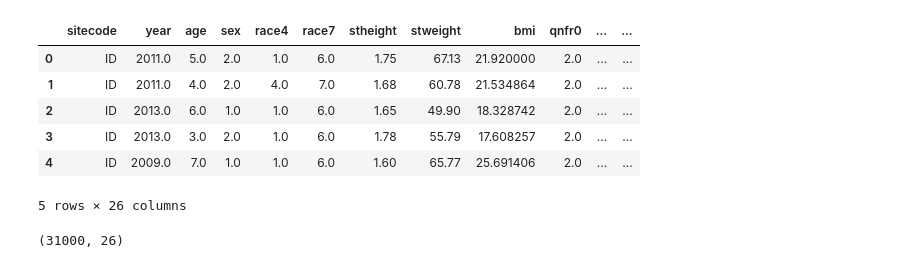
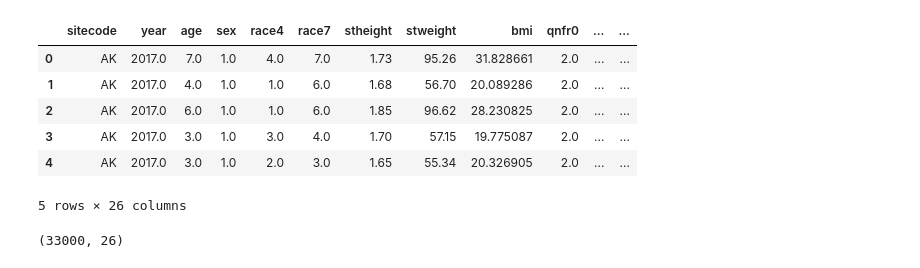
Before and after one commit to Wonghopper/Wonghopper.github.io, a Jupyter notebook: Final_Project.ipynb, the cells around one changed output. Saved outputs shown, nothing was run; the diff lists cells and outputs as text; code cells hidden in the pictures.

```diff
--- a/Final_Project.ipynb
+++ b/Final_Project.ipynb
@@ -16,9 +30,12 @@ sample_data = []
 # %%
 ## Reads in data from states A-M, dropping unnecessary columns and null rows
-yrbs_a_m = pd.read_csv('databases/states_a-m1.csv')[cols].dropna(subset=['bmi']+life_style)
+yrbs_a_m = pd.read_csv('databases/states_a-m1.csv')[cols].dropna(subset=['bmi'])
 ## NOTE: Dropping null rows removed entire states from data set
 ## TODO: Look into reasoning
 
+## Get 2017 data only
+yrbs_a_m = yrbs_a_m[yrbs_a_m.year == 2017]
+
 yrbs_a_m.head()
 # %% [output]
 |  | sitecode | year | age | sex | race4 | race7 | stheight | stweight | bmi | qnfr0 | ... | ... |
@@ -36,14 +53,15 @@ for state in states_a_m:
     ## Not all states have 1000 data points
     ## In the case of <= 1000, all points are sampled
     if yrbs_a_m[:][yrbs_a_m.sitecode == state].shape[0] > 1000:
-        sample_data.append(yrbs_a_m[:][yrbs_a_m.sitecode == state].sample(1000))
+        data_sample_2017.append(yrbs_a_m[:][yrbs_a_m.sitecode == state].sample(1000))
     else:
-        sample_data.append(yrbs_a_m[:][yrbs_a_m.sitecode == state])
+        data_sample_2017.append(yrbs_a_m[:][yrbs_a_m.sitecode == state])
 
 del yrbs_a_m, states_a_m
 # %%
 ## Reads in data from states N-Z, dropping unnecessary columns and null rows
-yrbs_n_z = pd.read_csv('databases/states_n-z1.csv')[cols].dropna()
+yrbs_n_z = pd.read_csv('databases/states_n-z1.csv')[cols].dropna(subset=['bmi'])
+yrbs_n_z = yrbs_n_z[yrbs_n_z.year == 2017]
 yrbs_n_z.head()
 # %% [output]
 |  | sitecode | year | age | sex | race4 | race7 | stheight | stweight | bmi | qnfr0 | ... | ... |
@@ -59,25 +77,25 @@ states_n_z = yrbs_n_z['sitecode'].unique()
 
 for state in states_n_z:
     if yrbs_n_z[:][yrbs_n_z.sitecode == state].shape[0] > 1000:
-        sample_data.append(yrbs_n_z[:][yrbs_n_z.sitecode == state].sample(1000))
+        data_sample_2017.append(yrbs_n_z[:][yrbs_n_z.sitecode == state].sample(1000))
     else:
-        sample_data.append(yrbs_n_z[:][yrbs_n_z.sitecode == state])
+        data_sample_2017.append(yrbs_n_z[:][yrbs_n_z.sitecode == state])
 
 del yrbs_n_z, states_n_z
 # %%
 ## Combines all samples into one dataframe
-sample_df = pd.concat(sample_data).reset_index().drop(columns={'index'})
-sample_df.head()
+df_2017 = pd.concat(data_sample_2017).reset_index().drop(columns={'index'})
+df_2017.head()
 # %% [output]
 |  | sitecode | year | age | sex | race4 | race7 | stheight | stweight | bmi | qnfr0 | ... | ... |
-| 0 | ID | 2011.0 | 5.0 | 2.0 | 1.0 | 6.0 | 1.75 | 67.13 | 21.920000 | 2.0 | ... | ... |
-| 1 | ID | 2011.0 | 4.0 | 2.0 | 4.0 | 7.0 | 1.68 | 60.78 | 21.534864 | 2.0 | ... | ... |
-| 2 | ID | 2013.0 | 6.0 | 1.0 | 1.0 | 6.0 | 1.65 | 49.90 | 18.328742 | 2.0 | ... | ... |
-| 3 | ID | 2013.0 | 3.0 | 2.0 | 1.0 | 6.0 | 1.78 | 55.79 | 17.608257 | 2.0 | ... | ... |
-| 4 | ID | 2009.0 | 7.0 | 1.0 | 1.0 | 6.0 | 1.60 | 65.77 | 25.691406 | 2.0 | ... | ... |
+| 0 | AK | 2017.0 | 7.0 | 1.0 | 4.0 | 7.0 | 1.73 | 95.26 | 31.828661 | 2.0 | ... | ... |
+| 1 | AK | 2017.0 | 4.0 | 1.0 | 1.0 | 6.0 | 1.68 | 56.70 | 20.089286 | 2.0 | ... | ... |
+| 2 | AK | 2017.0 | 6.0 | 1.0 | 1.0 | 6.0 | 1.85 | 96.62 | 28.230825 | 2.0 | ... | ... |
+| 3 | AK | 2017.0 | 3.0 | 1.0 | 3.0 | 4.0 | 1.70 | 57.15 | 19.775087 | 2.0 | ... | ... |
+| 4 | AK | 2017.0 | 3.0 | 1.0 | 2.0 | 3.0 | 1.65 | 55.34 | 20.326905 | 2.0 | ... | ... |
 5 rows × 26 columns
 # %%
-sample_df.shape
+df_2017.shape
 ## May be able to remove conditions in sampling size, check later
 # %% [output]
-(31000, 26)
+(33000, 26)
```
Also changed, not shown: parts of 5 cells of this notebook.
